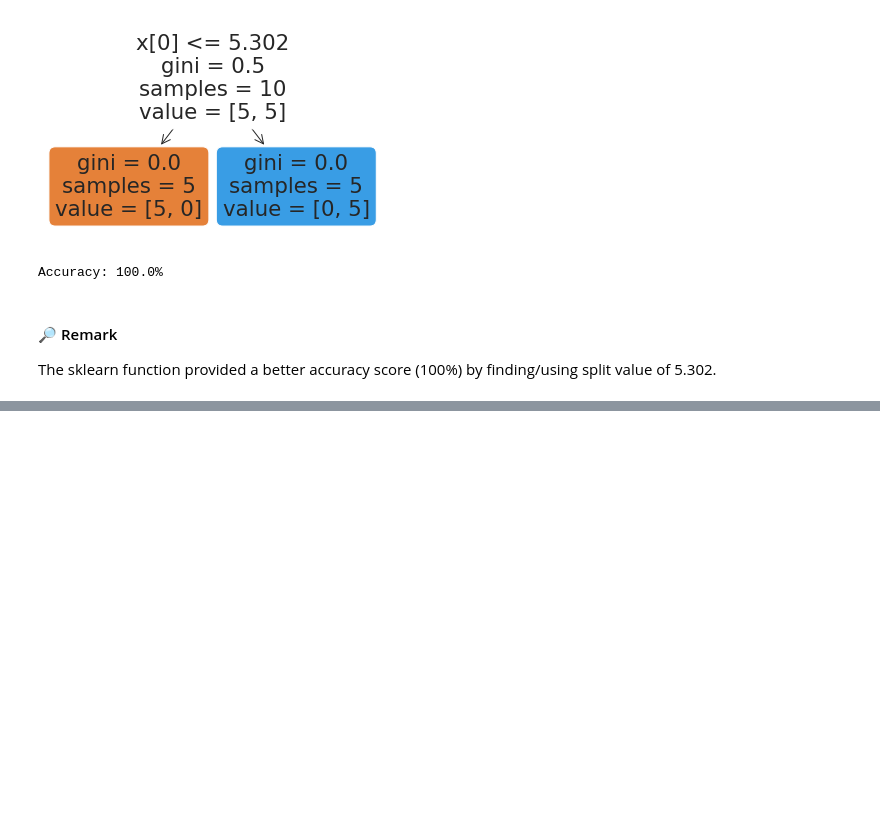
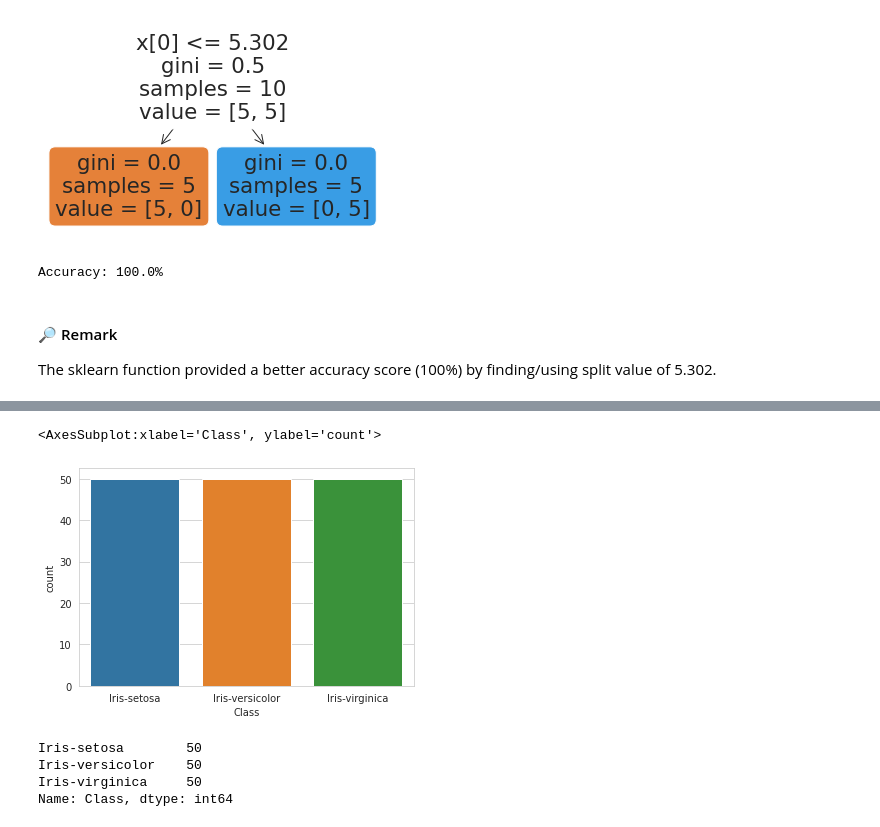
Before and after one commit to muscak/Master-Machine-Learning-Algorithms, a Jupyter notebook: Nonlinear-Algorithms/CART/CART.ipynb, the cells around one changed output, grey strips where cells are left out. Drawn from its saved outputs; the diff is of its cells as text; code cells hidden in the pictures; blank space fills up the shorter version.

```diff
--- a/Nonlinear-Algorithms/CART/CART.ipynb
+++ b/Nonlinear-Algorithms/CART/CART.ipynb
@@ -287,0 +288,5 @@ x
+# %%
+sb.countplot(x=dataset['Class'])
+# %% [output]
+<AxesSubplot:xlabel='Class', ylabel='count'>
+[figure, added]
@@ -287,0 +295,7 @@ x
+# %%
+dataset['Class'].value_counts()
+# %% [output]
+Iris-setosa        50
+Iris-versicolor    50
+Iris-virginica     50
+Name: Class, dtype: int64
```
Also changed, not shown: parts of 15 cells of this notebook.
